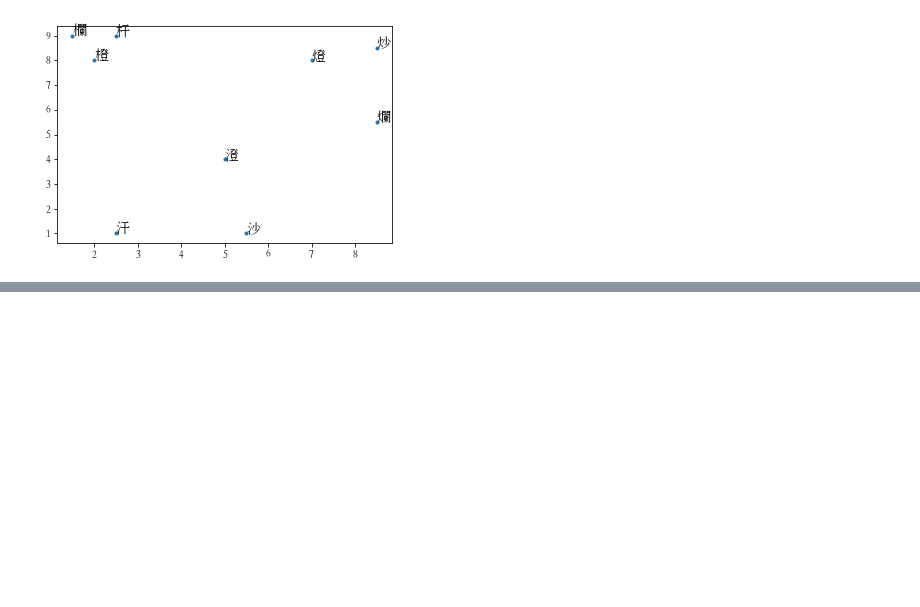
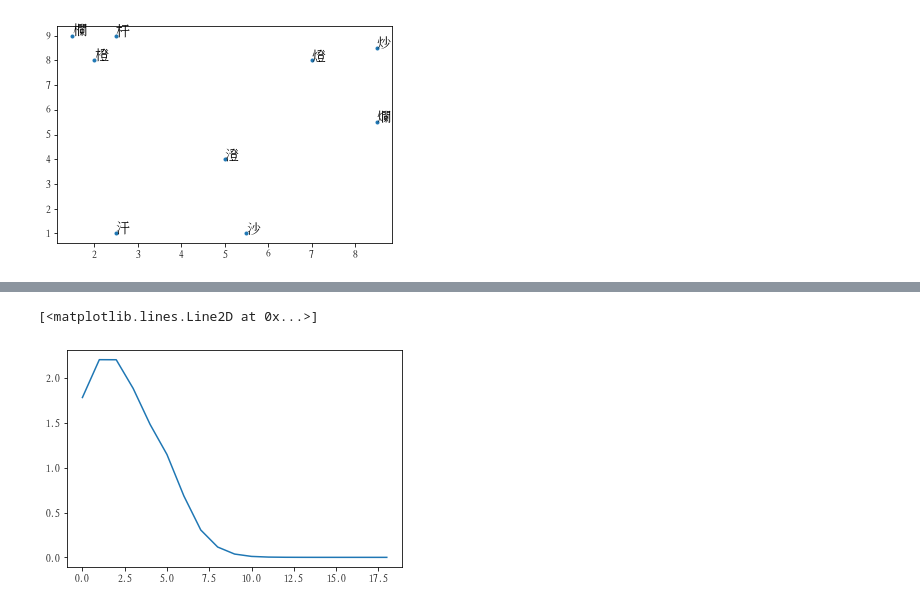
Before and after one commit to seantyh/CompoTree, a Jupyter notebook: etc/12.11-EM.compo.ipynb, the cells around one changed output, grey strips where cells are left out. Cells and saved outputs as stored; diff of their text form; code cells hidden in the pictures; blank space fills up the shorter version.

```diff
--- a/etc/12.11-EM.compo.ipynb
+++ b/etc/12.11-EM.compo.ipynb
@@ -60,0 +180,32 @@ for i, ch in enumerate(targets):
+# %%
+# initialize
+phi = dcmat.copy()
+compo_vectors = np.zeros((len(compolist), vectors.shape[1]))
+compo_history = []
+delta_list = []
+
+## MLE of component vector
+for iter_i in tqdm(range(20)):
+    dist = np.zeros_like(phi)
+    for i in range(vectors.shape[0]):
+        for j in range(compo_vectors.shape[0]):
+            dist[i,j] = euclidean(vectors[i, :], compo_vectors[j, :])
+    dist = dist * dcmat
+    sigmas = np.std(dist, axis=0)
+    phi = np.exp(-dist/sigmas)
+    phi = phi * dcmat
+    pcz = phi/phi.sum(axis=1, keepdims=True)
+    pz = np.ones(phi.shape[0]) / phi.shape[0]  # uniform character weight
+    pzc = pcz * pz[:, np.newaxis]
+    pzc = pzc / pzc.sum(axis=0)
+    prev_compo_vectors = compo_vectors.copy()
+    compo_vectors = pzc.T.dot(vectors)
+    diff_vectors = compo_vectors - prev_compo_vectors
+    delta = la.norm(diff_vectors, axis=1).sum()
+    delta_list.append(delta)
+    compo_history.append(compo_vectors)
+# %%
+plt.plot(delta_list[1:])
+# %% [output]
+[<matplotlib.lines.Line2D at 0x...>]
+[figure, added]
```
Also changed, not shown: parts of 29 cells of this notebook.
